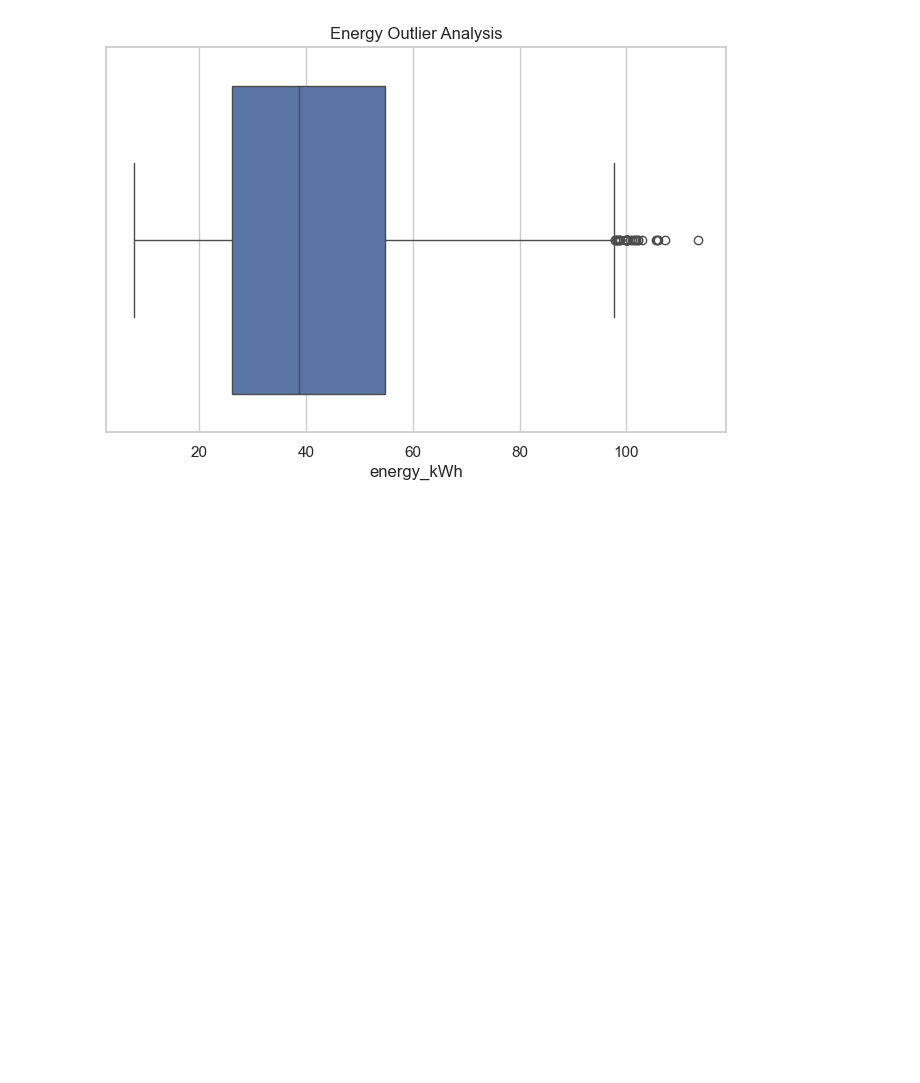
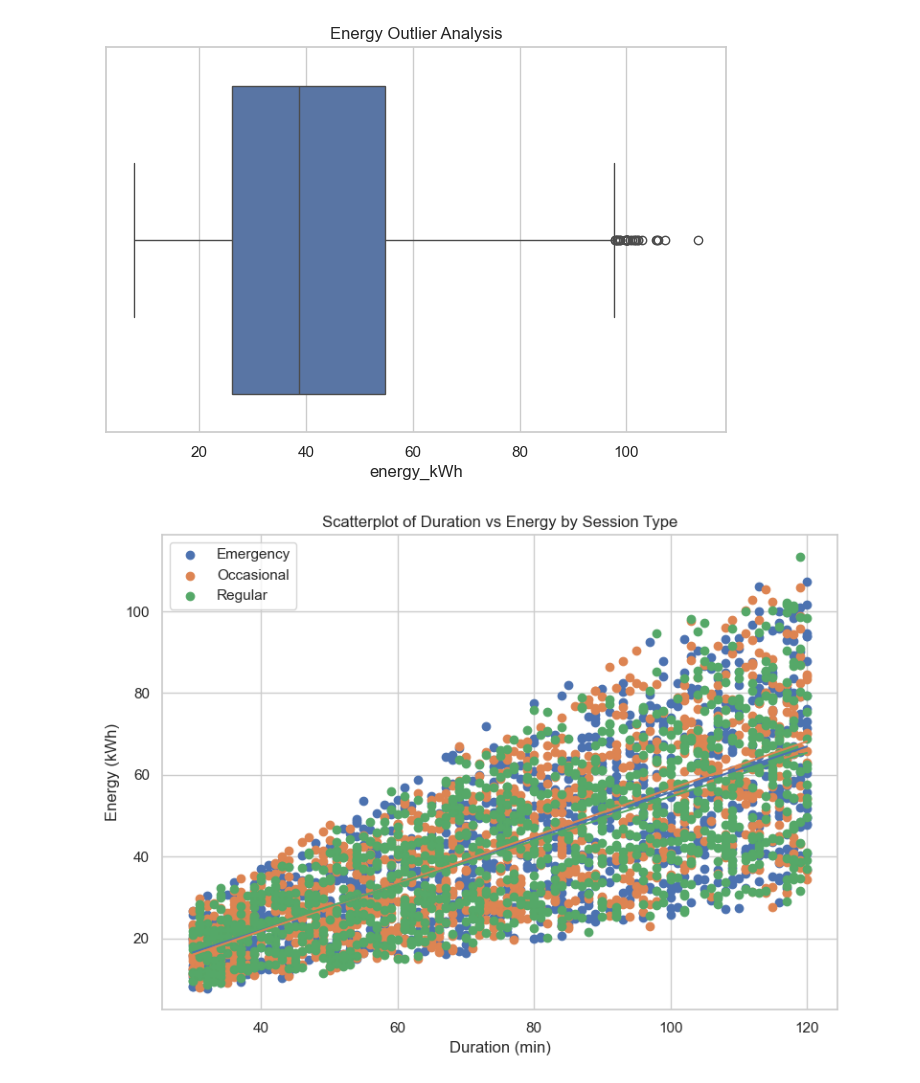
Before and after one commit to anirudh9280/EvoCharge, a Jupyter notebook: data/ev_charging_sessions/EDA_charging_sessions.ipynb, the cells around one changed output. Drawn from its saved outputs; the diff is of its cells as text; code cells hidden in the pictures; blank space fills up the shorter version.

```diff
--- a/data/ev_charging_sessions/EDA_charging_sessions.ipynb
+++ b/data/ev_charging_sessions/EDA_charging_sessions.ipynb
@@ -174,3 +174,31 @@ plt.show()
 # %% [output]
 [figure]
 [figure]
+# %%
+# DECIDE IF SESSION_TYPE AND ENERGY_KWH ARE CORRELATED
+
+plt.figure(figsize=(8, 6))
+
+# Scatter by session_type
+for stype, group in df.groupby("session_type"):
+    x = group["duration_min"]
+    y = group["energy_kWh"]
+
+    plt.scatter(x, y, label=stype)
+
+    if len(group) > 1:
+        # Fit line only if more than 1 point
+        m, b = np.polyfit(x, y, 1)
+        x_line = np.linspace(x.min(), x.max(), 100)
+        y_line = m * x_line + b
+        plt.plot(x_line, y_line)
+
+plt.xlabel("Duration (min)")
+plt.ylabel("Energy (kWh)")
+plt.title("Scatterplot of Duration vs Energy by Session Type")
+plt.legend()
+plt.tight_layout()
+
+plt.show()
+# %% [output]
+[figure, added]
```
Also changed, not shown: 4 other files.
